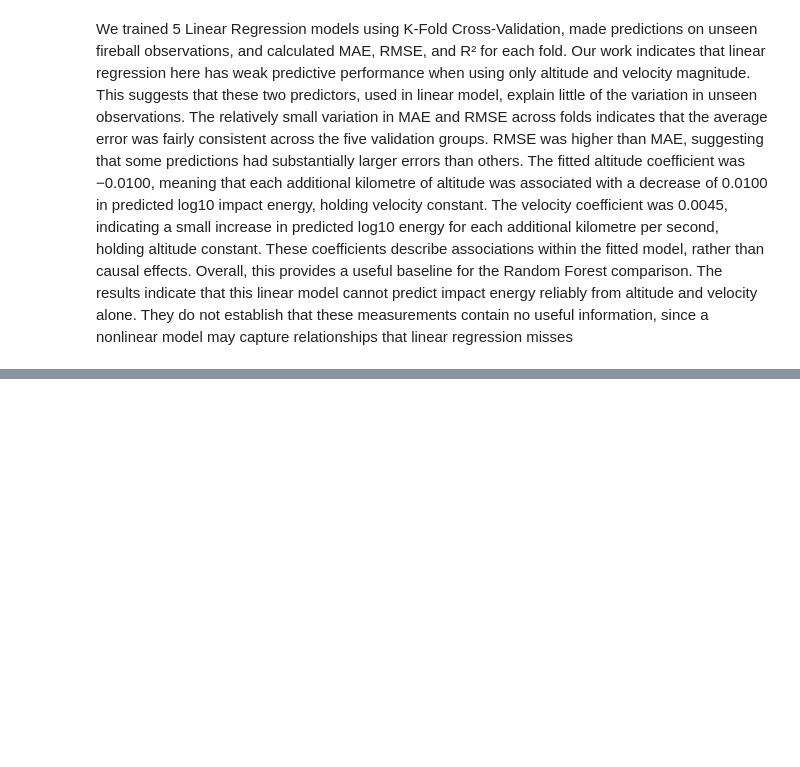
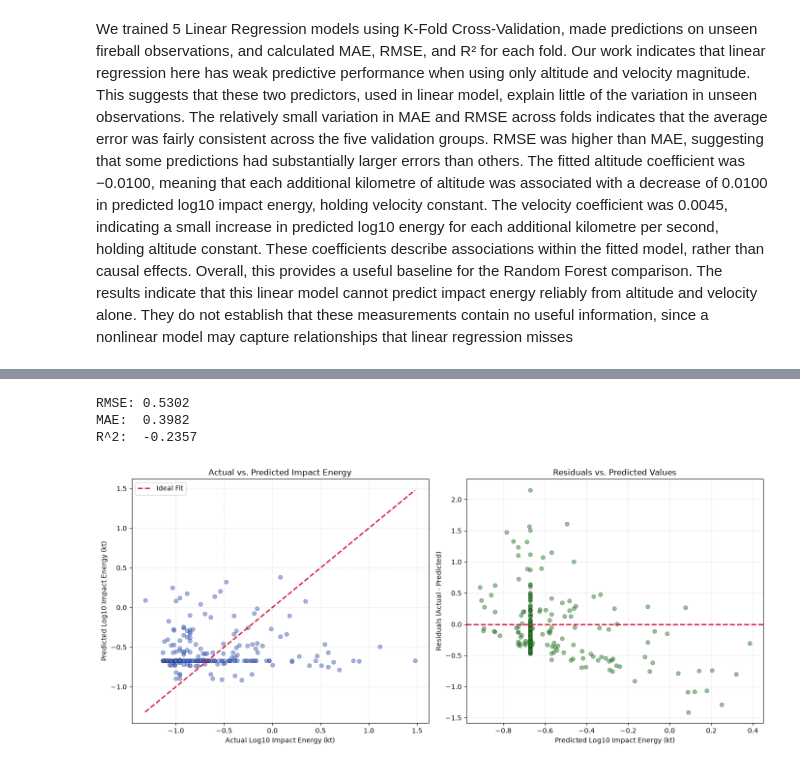
Before and after one commit to SepeZeus/TBA, a Jupyter notebook: fireball.ipynb, the cells around one changed output, grey strips where cells are left out. Drawn from its saved outputs; the diff is of its cells as text; code cells hidden in the pictures; blank space fills up the shorter version.

```diff
--- a/fireball.ipynb
+++ b/fireball.ipynb
@@ -649,0 +979,9 @@ Overall, this provides a useful baseline for the Random Forest comparison. The r
+# %%
+fireball_xg = fireball_converted[
+    [
+        "Altitude (km)",
+        "Velocity Magnitude (km/s)",
+        "Log10 Impact Energy (kt)"
+    ]
+]
+fireball_xg
@@ -649,0 +1031,54 @@ Overall, this provides a useful baseline for the Random Forest comparison. The r
+# %%
+# 5. Predict on test data (XGBoost handles NaNs here automatically too)
+y_pred = model.predict(X_test)
+
+
+rmse = np.sqrt(mean_squared_error(y_test, y_pred))
+mae = mean_absolute_error(y_test, y_pred)
+r2 = r2_score(y_test, y_pred)
+
+print(f"RMSE: {rmse:.4f}")
+print(f"MAE:  {mae:.4f}")
+print(f"R^2:  {r2:.4f}")
+# %% [output]
+RMSE: 0.5302
+MAE:  0.3982
+R^2:  -0.2357
+# %%
+import matplotlib.pyplot as plt
+import numpy as np
+
+# Make predictions on the test set
+y_pred = model.predict(X_test)
+
+# Create a figure with two subplots side-by-side
+fig, axes = plt.subplots(1, 2, figsize=(14, 6))
+
+# --- Plot 1: Actual vs Predicted ---
+axes[0].scatter(y_test, y_pred, alpha=0.5, color="royalblue", edgecolors="k", linewidths=0.5)
+
+# Plot the ideal 1:1 line
+min_val = min(y_test.min(), y_pred.min())
+max_val = max(y_test.max(), y_pred.max())
+axes[0].plot([min_val, max_val], [min_val, max_val], color="crimson", linestyle="--", lw=2, label="Ideal Fit")
+
+axes[0].set_title("Actual vs. Predicted Impact Energy")
+axes[0].set_xlabel("Actual Log10 Impact Energy (kt)")
+axes[0].set_ylabel("Predicted Log10 Impact Energy (kt)")
+axes[0].legend()
+axes[0].grid(True, linestyle=":", alpha=0.6)
+
+# --- Plot 2: Residuals Plot ---
+residuals = y_test - y_pred
+axes[1].scatter(y_pred, residuals, alpha=0.5, color="forestgreen", edgecolors="k", linewidths=0.5)
+axes[1].axhline(0, color="crimson", linestyle="--", lw=2)
+
+axes[1].set_title("Residuals vs. Predicted Values")
+axes[1].set_xlabel("Predicted Log10 Impact Energy (kt)")
+axes[1].set_ylabel("Residuals (Actual - Predicted)")
+axes[1].grid(True, linestyle=":", alpha=0.6)
+
+plt.tight_layout()
+plt.show()
+# %% [output]
+[figure, added]
```
Also changed, not shown: parts of 23 cells of this notebook, 2 other files.
